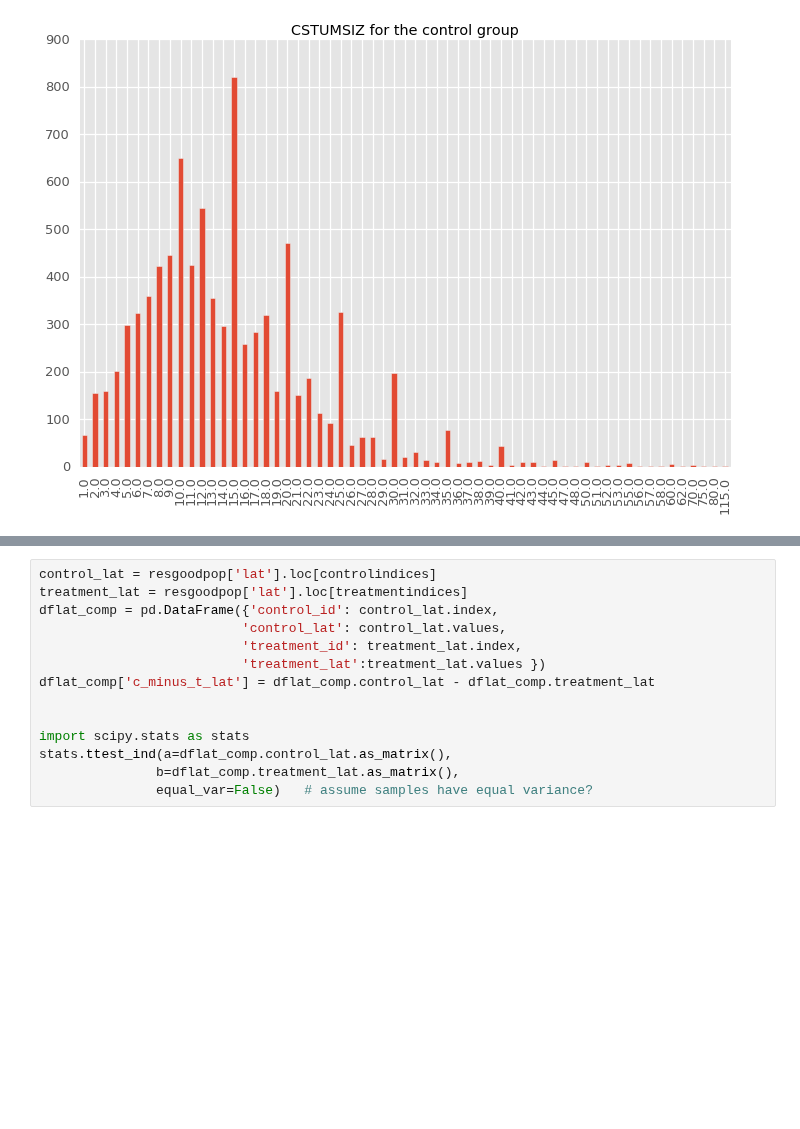
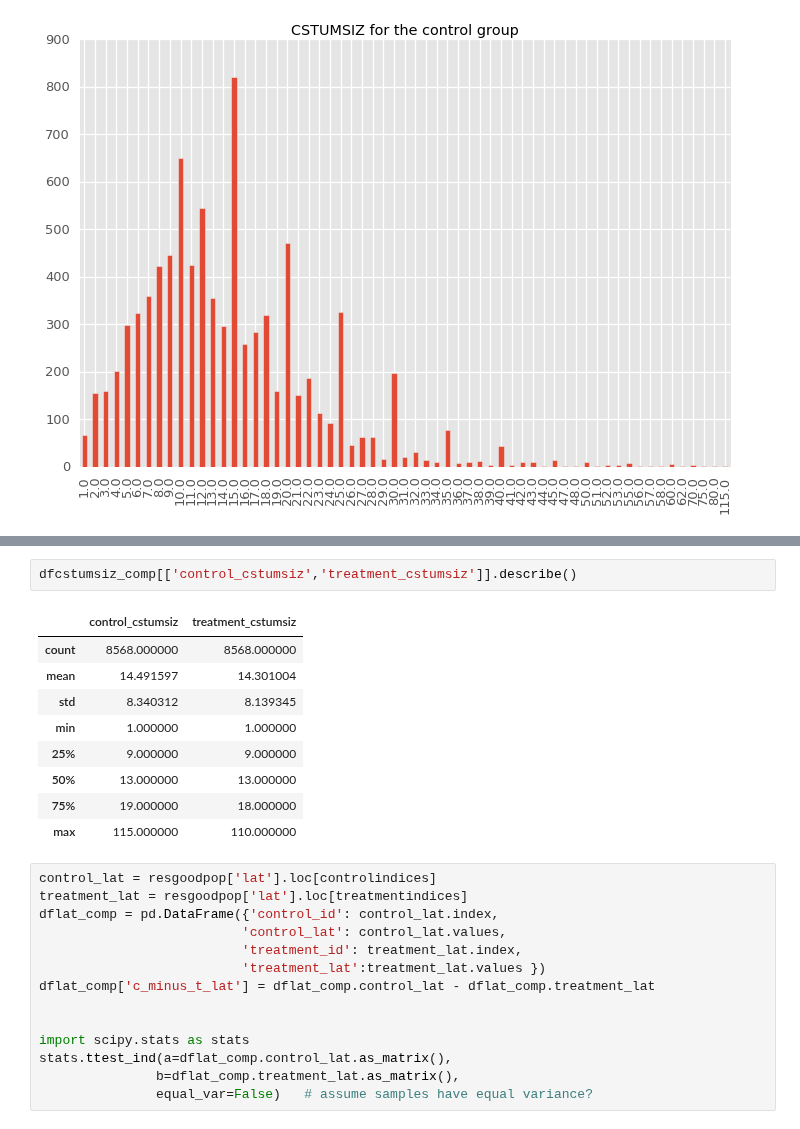
Before and after one commit to doolingdavid/SEERMATCH2, a Jupyter notebook: breast_example.ipynb, the cells around one changed output, grey strips where cells are left out. Cells and saved outputs as stored; diff of their text form; blank space fills up the shorter version.

```diff
--- a/breast_example.ipynb
+++ b/breast_example.ipynb
@@ -796,3 +830,15 @@ controltum.value_counts().sort_index().plot(kind='bar',
+# %%
+dfcstumsiz_comp[['control_cstumsiz','treatment_cstumsiz']].describe()
+# %% [output]
+|  | control_cstumsiz | treatment_cstumsiz |
+| count | 8568.000000 | 8568.000000 |
+| mean | 14.491597 | 14.301004 |
+| std | 8.340312 | 8.139345 |
+| min | 1.000000 | 1.000000 |
+| 25% | 9.000000 | 9.000000 |
+| 50% | 13.000000 | 13.000000 |
+| 75% | 19.000000 | 18.000000 |
+| max | 115.000000 | 110.000000 |
 # %%
 control_lat = resgoodpop['lat'].loc[controlindices]
 treatment_lat = resgoodpop['lat'].loc[treatmentindices]
```
Also changed, not shown: parts of 5 cells of this notebook.
